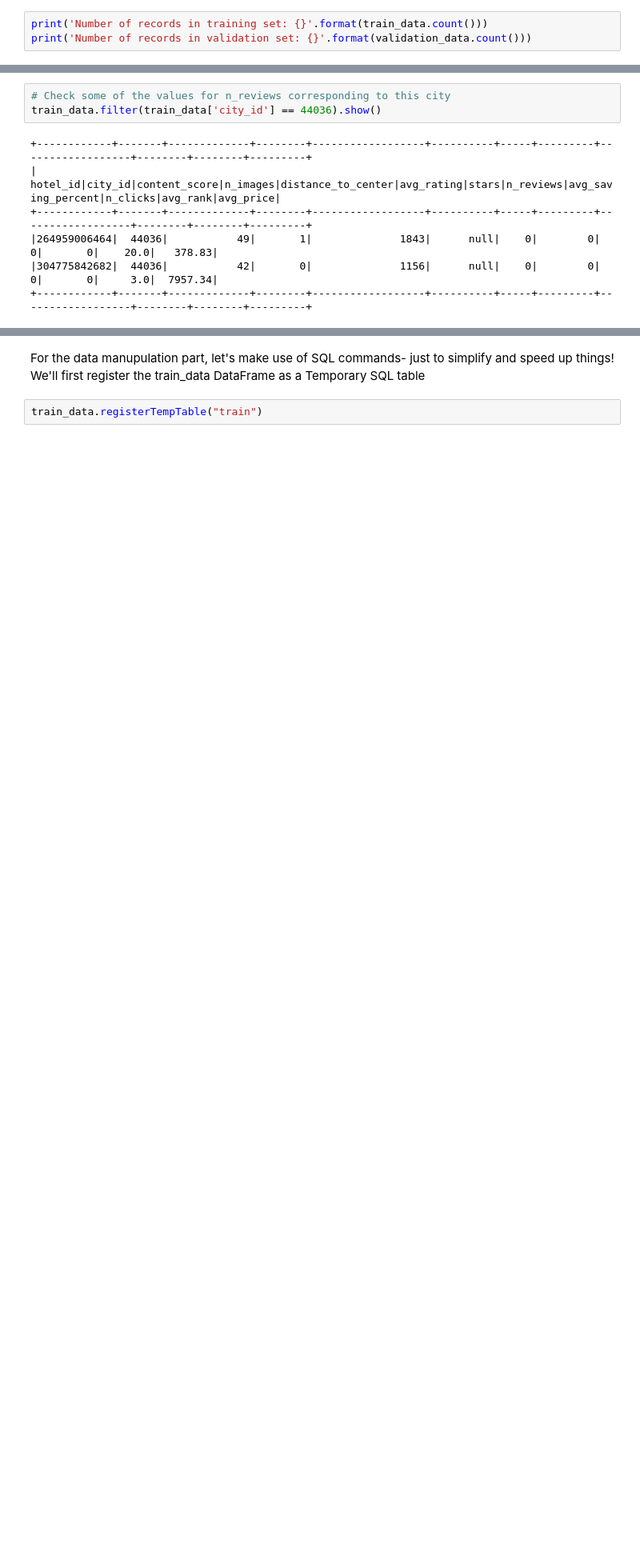
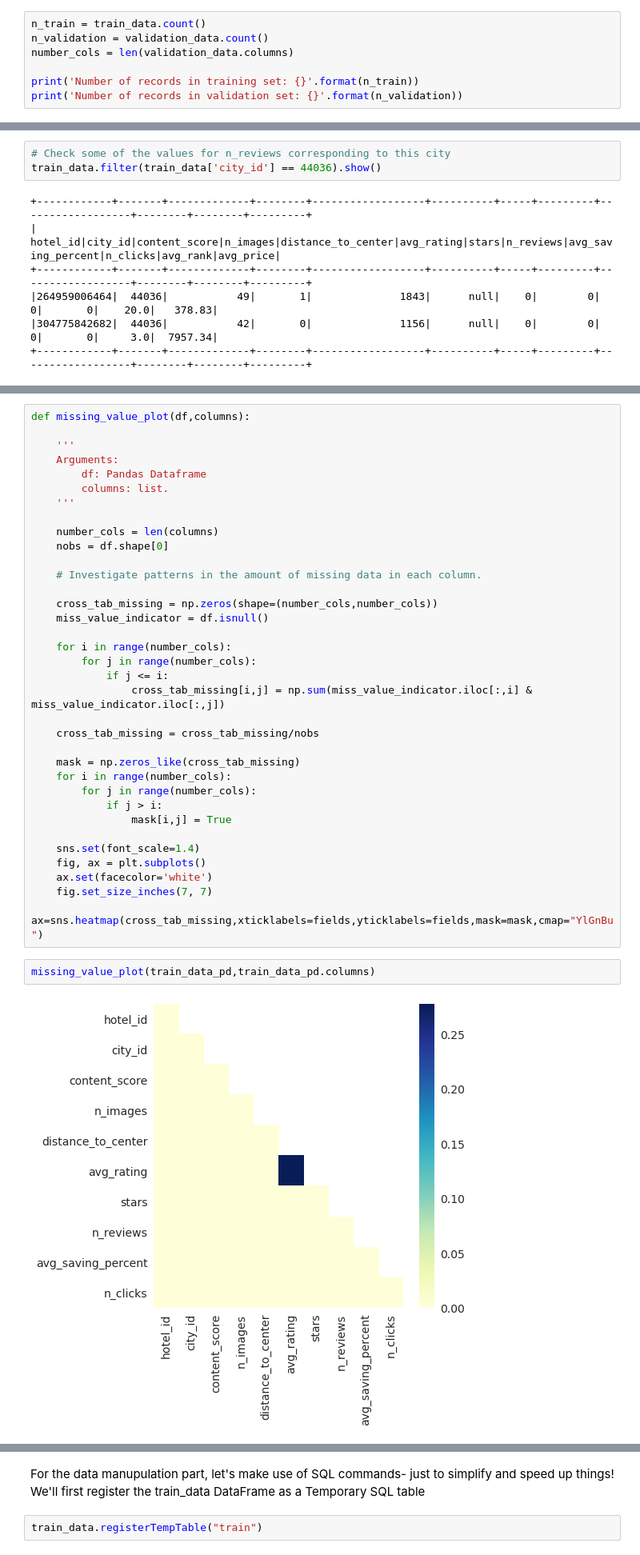
Before and after one commit to Rmostert/Click-rate-prediction, a Jupyter notebook: Click rate prediction.ipynb, the cells around one changed output, grey strips where cells are left out. Shown at 80% size. Drawn from its saved outputs; the diff is of its cells as text; blank space fills up the shorter version.

```diff
--- a/Click rate prediction.ipynb
+++ b/Click rate prediction.ipynb
@@ -209,8 +210,12 @@ Let's split the data into a training and validation set before we start explorin
 # %%
 train_data, validation_data = train_df.randomSplit([0.7,0.3],seed=7873)
 # %%
-print('Number of records in training set: {}'.format(train_data.count()))
-print('Number of records in validation set: {}'.format(validation_data.count()))
+n_train = train_data.count()
+n_validation = validation_data.count()
+number_cols = len(validation_data.columns)
+
+print('Number of records in training set: {}'.format(n_train))
+print('Number of records in validation set: {}'.format(n_validation))
 # %% [output]
 Number of records in training set: 277796
 Number of records in validation set: 118691
@@ -380,0 +390,39 @@ When
+# %%
+def missing_value_plot(df,columns):
+
+    '''
+    Arguments:
+        df: Pandas Dataframe
+        columns: list.
+    '''
+
+    number_cols = len(columns)
+    nobs = df.shape[0]
+
+    # Investigate patterns in the amount of missing data in each column.
+
+    cross_tab_missing = np.zeros(shape=(number_cols,number_cols))
+    miss_value_indicator = df.isnull()
+
+    for i in range(number_cols):
+        for j in range(number_cols):
+            if j <= i:
+                cross_tab_missing[i,j] = np.sum(miss_value_indicator.iloc[:,i] & miss_value_indicator.iloc[:,j])
+
+    cross_tab_missing = cross_tab_missing/nobs
+
+    mask = np.zeros_like(cross_tab_missing)
+    for i in range(number_cols):
+        for j in range(number_cols):
+            if j > i:
+                mask[i,j] = True
+
+    sns.set(font_scale=1.4)
+    fig, ax = plt.subplots()
+    ax.set(facecolor='white')
+    fig.set_size_inches(7, 7)
+    ax=sns.heatmap(cross_tab_missing,xticklabels=fields,yticklabels=fields,mask=mask,cmap="YlGnBu")
+# %%
+missing_value_plot(train_data_pd,train_data_pd.columns)
+# %% [output]
+[figure, added]
```
Also changed, not shown: parts of 24 cells of this notebook.
